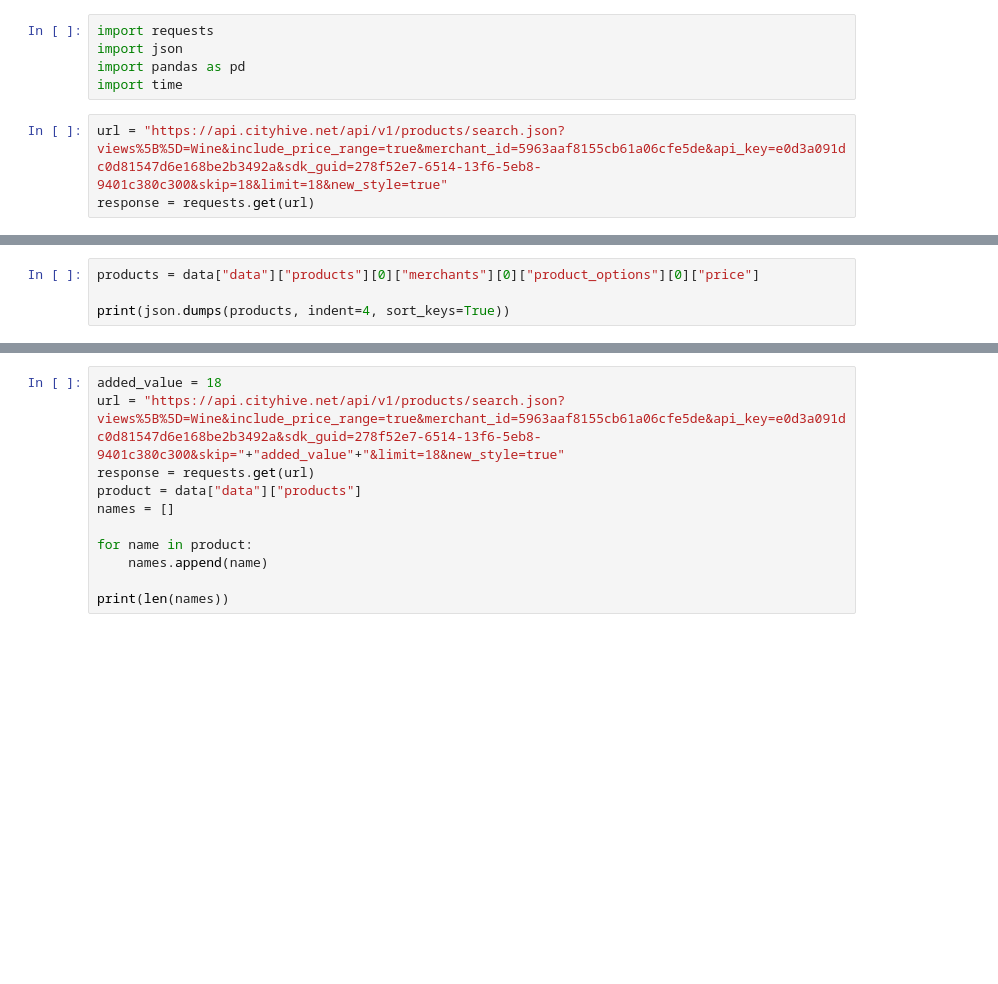
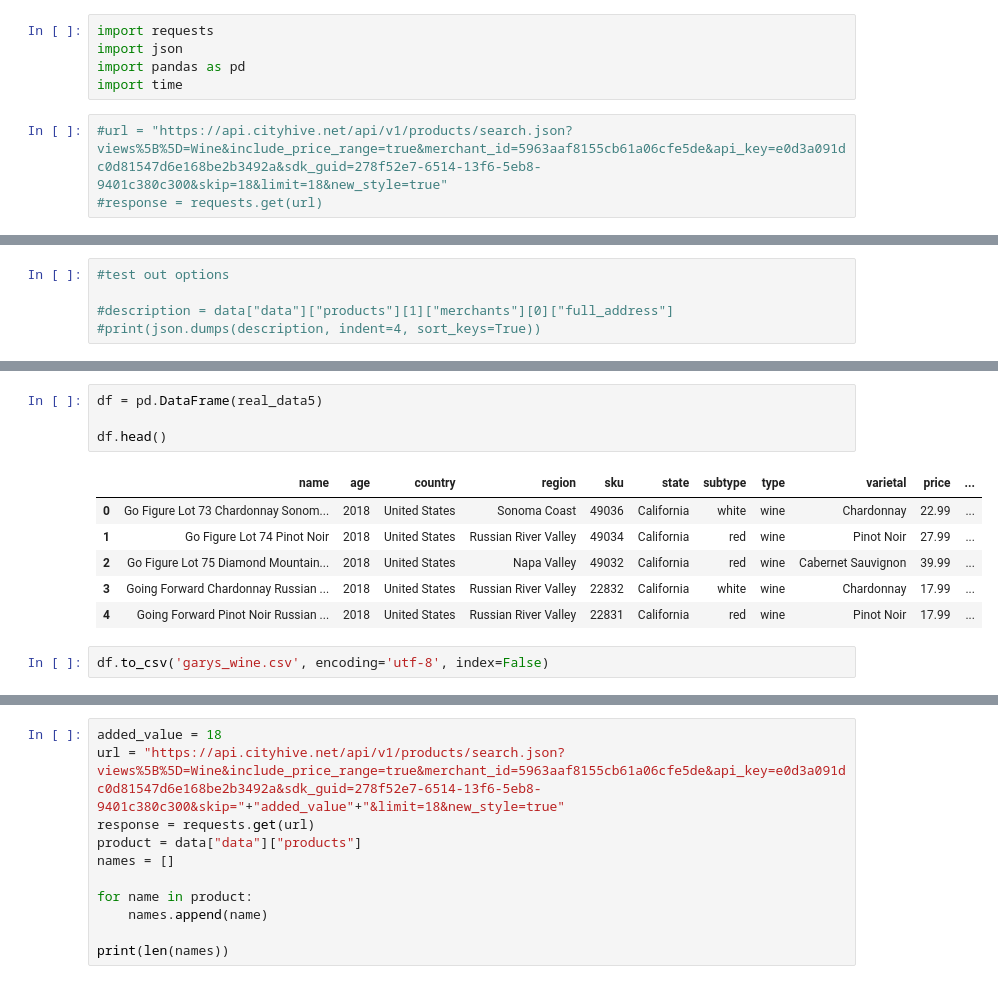
Before and after one commit to MersedehSP/Wine_ETL, a Jupyter notebook: Brian_garyswine_json.ipynb, the cells around one changed output, grey strips where cells are left out. Saved outputs shown, nothing was run; the diff lists cells and outputs as text; blank space fills up the shorter version.

Commit message:
garys wine exported dataframe to csv

```diff
--- a/Brian_garyswine_json.ipynb
+++ b/Brian_garyswine_json.ipynb
@@ -4,6 +4,6 @@ import json
 import pandas as pd
 import time
 # %%
-url = "https://api.cityhive.net/api/v1/products/search.json?views%5B%5D=Wine&include_price_range=true&merchant_id=5963aaf8155cb61a06cfe5de&api_key=e0d3a091dc0d81547d6e168be2b3492a&sdk_guid=278f52e7-6514-13f6-5eb8-9401c380c300&skip=18&limit=18&new_style=true"
-response = requests.get(url)
+#url = "https://api.cityhive.net/api/v1/products/search.json?views%5B%5D=Wine&include_price_range=true&merchant_id=5963aaf8155cb61a06cfe5de&api_key=e0d3a091dc0d81547d6e168be2b3492a&sdk_guid=278f52e7-6514-13f6-5eb8-9401c380c300&skip=18&limit=18&new_style=true"
+#response = requests.get(url)
 # %%
@@ -31,4 +13,5 @@ print(json.dumps(data, indent=4, sort_keys=True))
 # %%
-products = data["data"]["products"][0]["merchants"][0]["product_options"][0]["price"]
+#test out options
 
-print(json.dumps(products, indent=4, sort_keys=True))
+#description = data["data"]["products"][1]["merchants"][0]["full_address"]
+#print(json.dumps(description, indent=4, sort_keys=True))
@@ -43,3 +138,16 @@ print(product)
+# %%
+df = pd.DataFrame(real_data5)
+
+df.head()
+# %% [output]
+|  | name | age | country | region | sku | state | subtype | type | varietal | price | ... |
+| 0 | Go Figure Lot 73 Chardonnay Sonom... | 2018 | United States | Sonoma Coast | 49036 | California | white | wine | Chardonnay | 22.99 | ... |
+| 1 | Go Figure Lot 74 Pinot Noir | 2018 | United States | Russian River Valley | 49034 | California | red | wine | Pinot Noir | 27.99 | ... |
+| 2 | Go Figure Lot 75 Diamond Mountain... | 2018 | United States | Napa Valley | 49032 | California | red | wine | Cabernet Sauvignon | 39.99 | ... |
+| 3 | Going Forward Chardonnay Russian ... | 2018 | United States | Russian River Valley | 22832 | California | white | wine | Chardonnay | 17.99 | ... |
+| 4 | Going Forward Pinot Noir Russian ... | 2018 | United States | Russian River Valley | 22831 | California | red | wine | Pinot Noir | 17.99 | ... |
+# %%
+df.to_csv('garys_wine.csv', encoding='utf-8', index=False)
 # %%
 names = []
 
```
Also changed, not shown: parts of 7 cells of this notebook, 1 other file.
